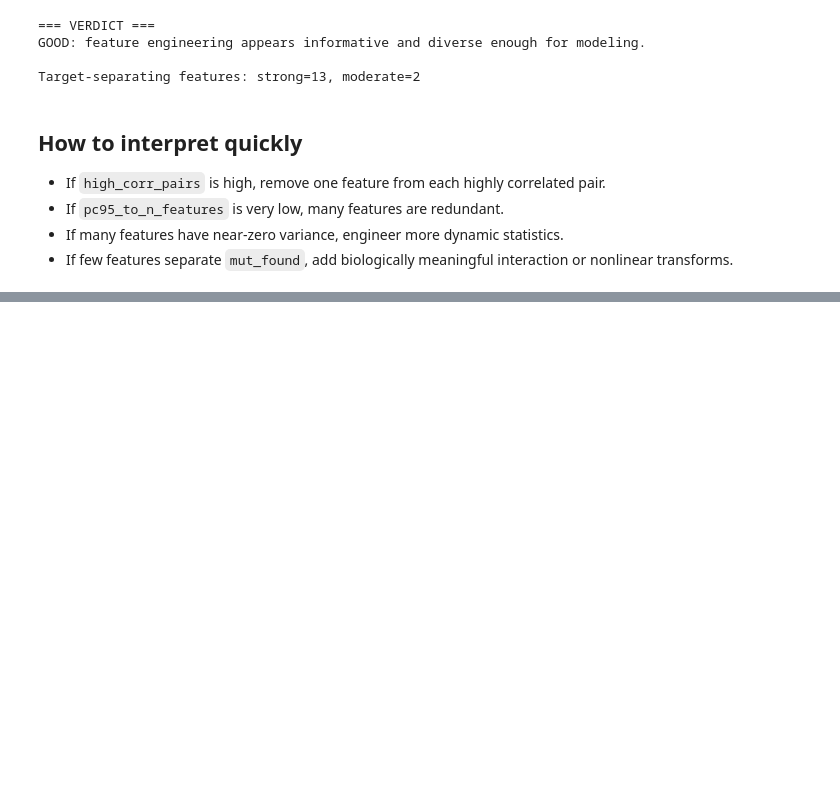
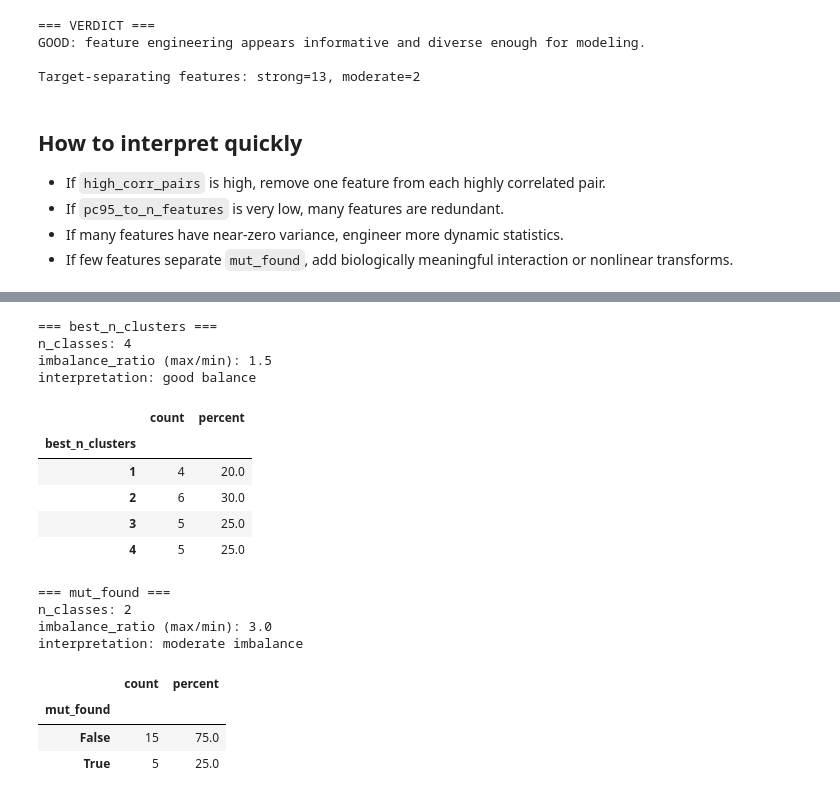
Before and after one commit to junchemmax/ddPCR_ML_Biorad_manual_gating, a Jupyter notebook: flowsom/feature_engineering_diagnostics.ipynb, the cells around one changed output, grey strips where cells are left out. Saved outputs shown, nothing was run; the diff lists cells and outputs as text; code cells hidden in the pictures; blank space fills up the shorter version.

Commit message:
Add class balance summary for 'best_n_clusters' and 'mut_found' with interpretation guidelines

```diff
--- a/flowsom/feature_engineering_diagnostics.ipynb
+++ b/flowsom/feature_engineering_diagnostics.ipynb
@@ -334,0 +344,58 @@ Target-separating features: strong=13, moderate=2
+# %%
+def balance_summary(series, name):
+    s = series.dropna()
+    counts = s.value_counts().sort_index()
+    perc = (counts / counts.sum() * 100).round(2)
+    out = pd.DataFrame({
+        'count': counts,
+        'percent': perc
+    })
+
+    if len(counts) <= 1:
+        ratio = np.nan
+        label = 'not enough classes'
+    else:
+        ratio = float(counts.max() / counts.min())
+        if ratio <= 2.0:
+            label = 'good balance'
+        elif ratio <= 5.0:
+            label = 'moderate imbalance'
+        else:
+            label = 'strong imbalance'
+
+    print(f'=== {name} ===')
+    print(f'n_classes: {len(counts)}')
+    print(f'imbalance_ratio (max/min): {ratio if np.isfinite(ratio) else "NA"}')
+    print(f'interpretation: {label}')
+    display(out)
+    print('')
+
+
+if 'best_n_clusters' in df.columns:
+    balance_summary(df['best_n_clusters'], 'best_n_clusters')
+else:
+    print('Column best_n_clusters not found.')
+
+if 'mut_found' in df.columns:
+    balance_summary(df['mut_found'], 'mut_found')
+else:
+    print('Column mut_found not found.')
+# %% [output]
+=== best_n_clusters ===
+n_classes: 4
+imbalance_ratio (max/min): 1.5
+interpretation: good balance
+|  | count | percent |
+| best_n_clusters |  |  |
+| 1 | 4 | 20.0 |
+| 2 | 6 | 30.0 |
+| 3 | 5 | 25.0 |
+| 4 | 5 | 25.0 |
+=== mut_found ===
+n_classes: 2
+imbalance_ratio (max/min): 3.0
+interpretation: moderate imbalance
+|  | count | percent |
+| mut_found |  |  |
+| False | 15 | 75.0 |
+| True | 5 | 25.0 |
```
Also changed, not shown: parts of 1 cell of this notebook.
